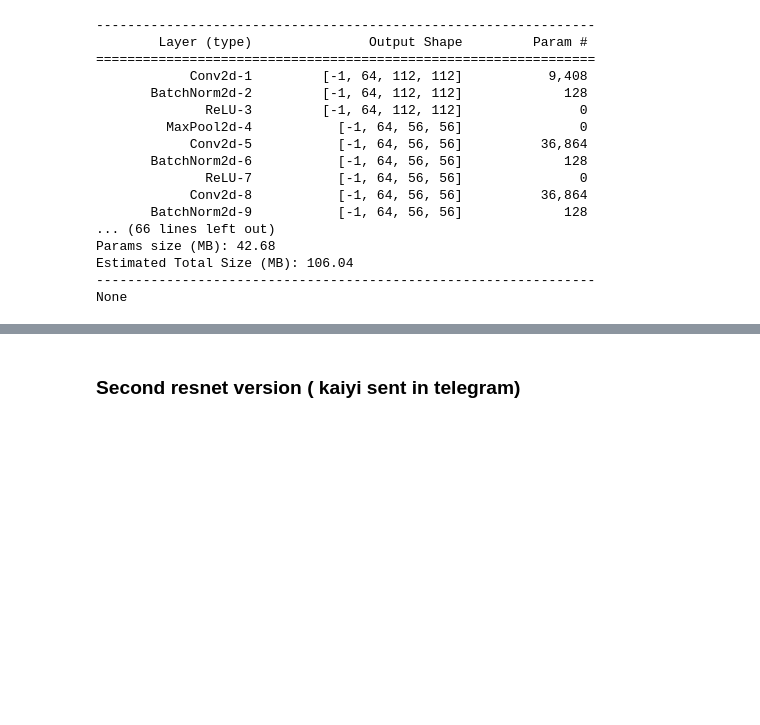
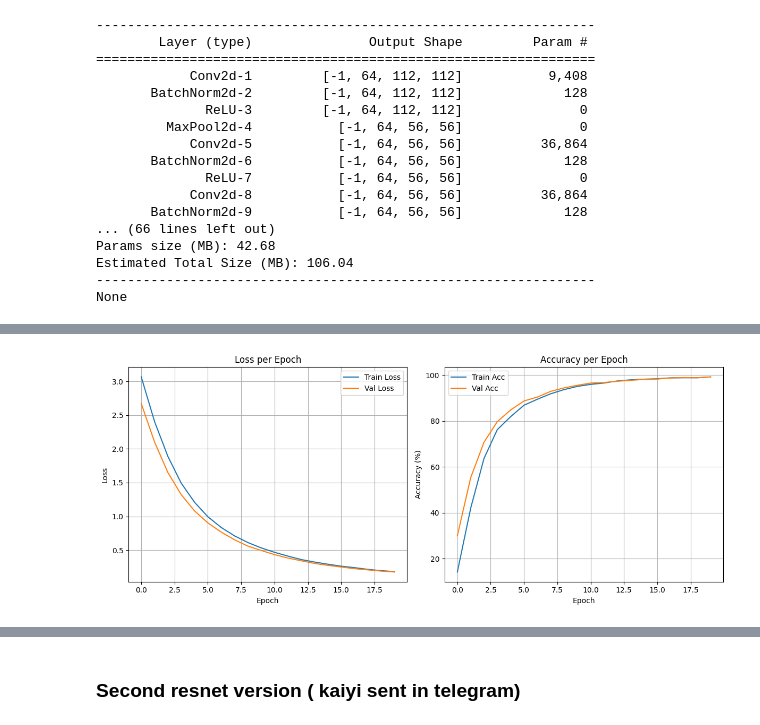
Before and after one commit to amelialon/IT1244-Final-Project, a Jupyter notebook: Proj.ipynb, the cells around one changed output, grey strips where cells are left out. Cells and saved outputs as stored; diff of their text form; code cells hidden in the pictures; blank space fills up the shorter version.

```diff
--- a/Proj.ipynb
+++ b/Proj.ipynb
@@ -826,3 +864,30 @@ KeyboardInterrupt:
+# %%
+plt.figure(figsize=(12, 5))
+
+# Plot Loss
+plt.subplot(1, 2, 1)
+plt.plot(train_losses, label="Train Loss")
+plt.plot(val_losses, label="Val Loss")
+plt.title("Loss per Epoch")
+plt.xlabel("Epoch")
+plt.ylabel("Loss")
+plt.legend()
+plt.grid(True)
+
+# Plot Accuracy
+plt.subplot(1, 2, 2)
+plt.plot(train_accuracies, label="Train Acc")
+plt.plot(val_accuracies, label="Val Acc")
+plt.title("Accuracy per Epoch")
+plt.xlabel("Epoch")
+plt.ylabel("Accuracy (%)")
+plt.legend()
+plt.grid(True)
+
+plt.tight_layout()
+plt.show()
+# %% [output]
+[figure, added]
 # %%
 from sklearn.metrics import confusion_matrix, ConfusionMatrixDisplay, classification_report
 
```
Also changed, not shown: parts of 8 cells of this notebook.
